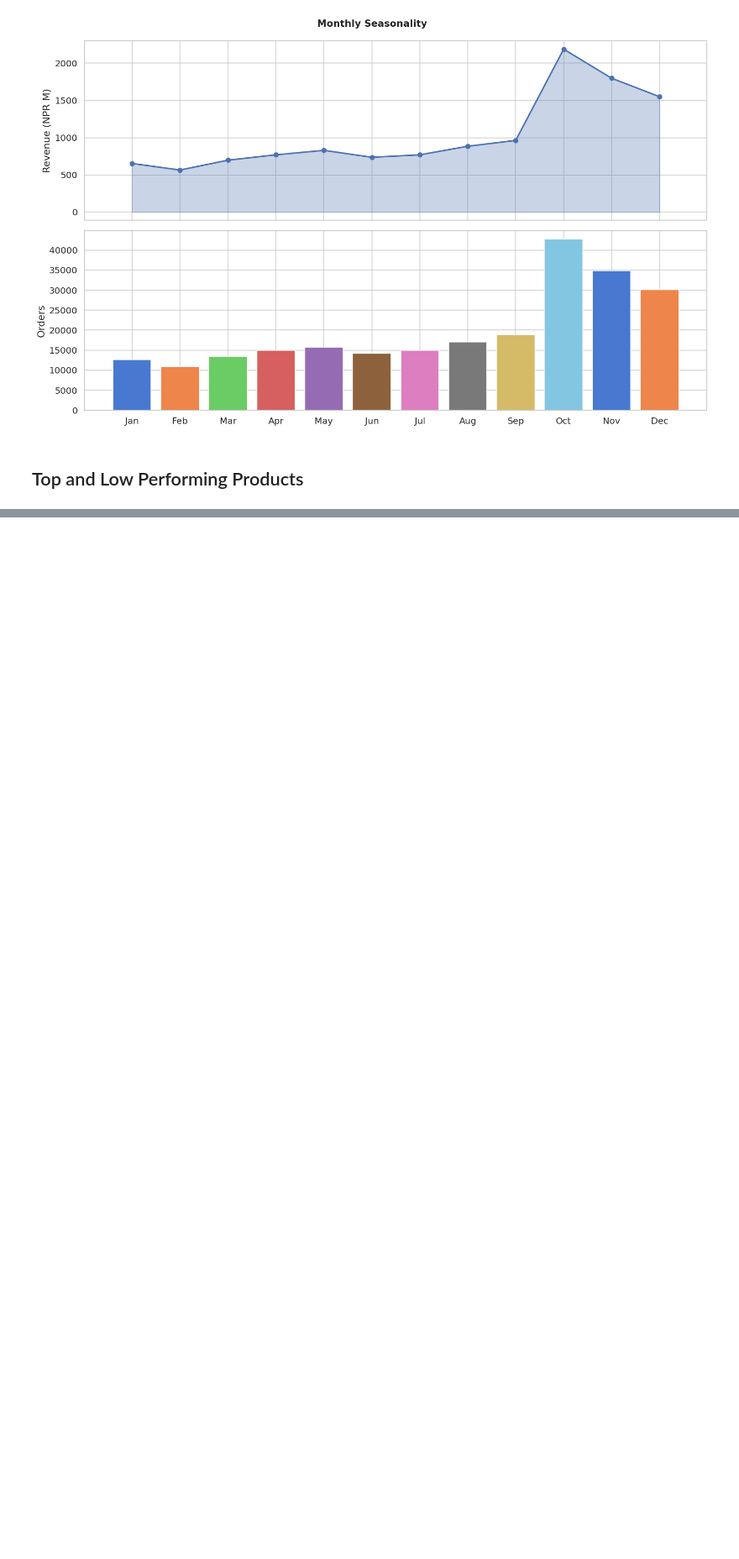
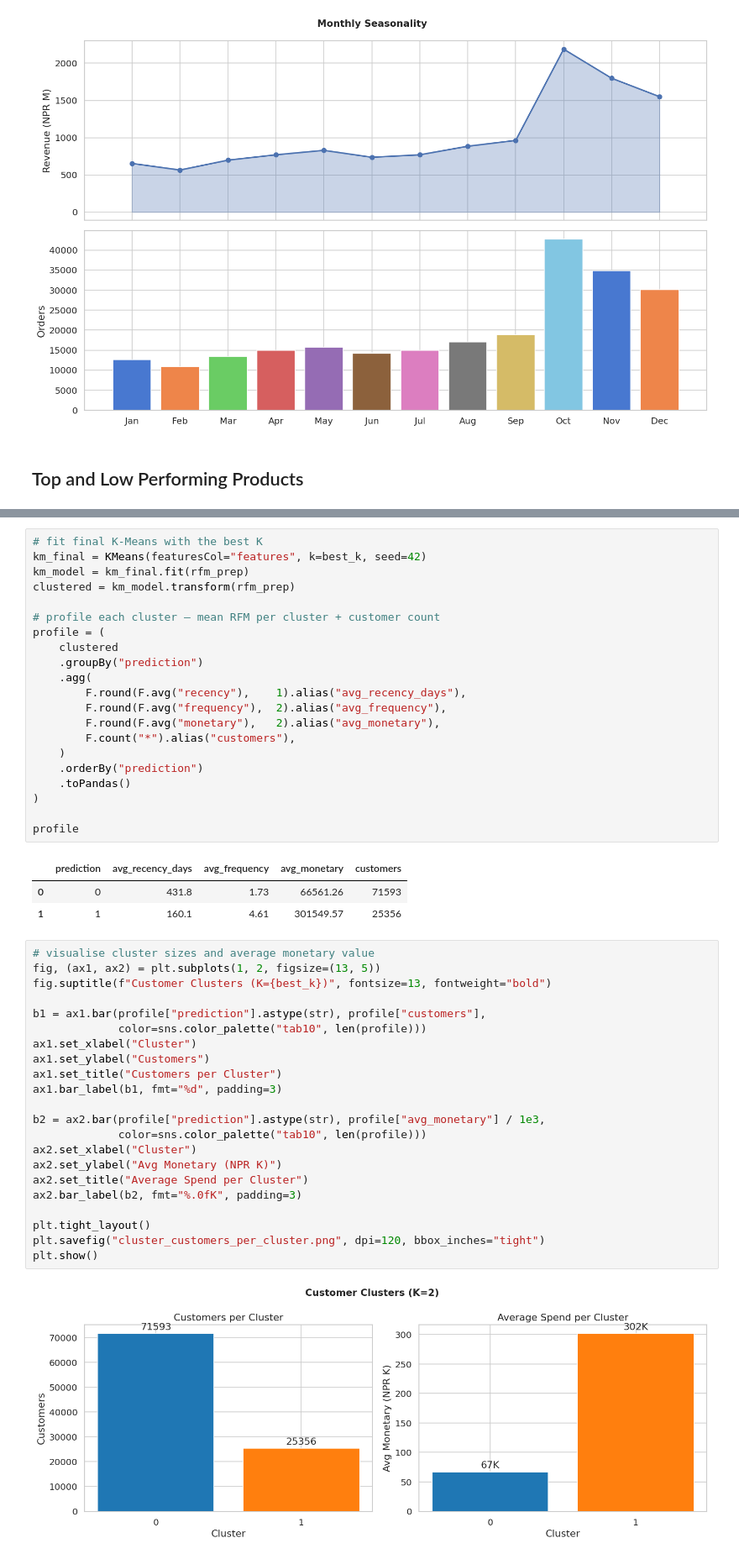
Before and after one commit to Shishir3D/bigdatacw, a Jupyter notebook: sales_analysis.ipynb, the cells around one changed output, grey strips where cells are left out. Shown at 84% size. Cells and saved outputs as stored; diff of their text form; blank space fills up the shorter version.

```diff
--- a/sales_analysis.ipynb
+++ b/sales_analysis.ipynb
@@ -433,0 +711,49 @@ plt.show()
+# %%
+# fit final K-Means with the best K
+km_final = KMeans(featuresCol="features", k=best_k, seed=42)
+km_model = km_final.fit(rfm_prep)
+clustered = km_model.transform(rfm_prep)
+
+# profile each cluster — mean RFM per cluster + customer count
+profile = (
+    clustered
+    .groupBy("prediction")
+    .agg(
+        F.round(F.avg("recency"),    1).alias("avg_recency_days"),
+        F.round(F.avg("frequency"),  2).alias("avg_frequency"),
+        F.round(F.avg("monetary"),   2).alias("avg_monetary"),
+        F.count("*").alias("customers"),
+    )
+    .orderBy("prediction")
+    .toPandas()
+)
+
+profile
+# %% [output]
+|  | prediction | avg_recency_days | avg_frequency | avg_monetary | customers |
+| 0 | 0 | 431.8 | 1.73 | 66561.26 | 71593 |
+| 1 | 1 | 160.1 | 4.61 | 301549.57 | 25356 |
+# %%
+# visualise cluster sizes and average monetary value
+fig, (ax1, ax2) = plt.subplots(1, 2, figsize=(13, 5))
+fig.suptitle(f"Customer Clusters (K={best_k})", fontsize=13, fontweight="bold")
+
+b1 = ax1.bar(profile["prediction"].astype(str), profile["customers"],
+             color=sns.color_palette("tab10", len(profile)))
+ax1.set_xlabel("Cluster")
+ax1.set_ylabel("Customers")
+ax1.set_title("Customers per Cluster")
+ax1.bar_label(b1, fmt="%d", padding=3)
+
+b2 = ax2.bar(profile["prediction"].astype(str), profile["avg_monetary"] / 1e3,
+             color=sns.color_palette("tab10", len(profile)))
+ax2.set_xlabel("Cluster")
+ax2.set_ylabel("Avg Monetary (NPR K)")
+ax2.set_title("Average Spend per Cluster")
+ax2.bar_label(b2, fmt="%.0fK", padding=3)
+
+plt.tight_layout()
+plt.savefig("cluster_customers_per_cluster.png", dpi=120, bbox_inches="tight")
+plt.show()
+# %% [output]
+[figure, added]
```
Also changed, not shown: parts of 33 cells of this notebook, 1 other file.
